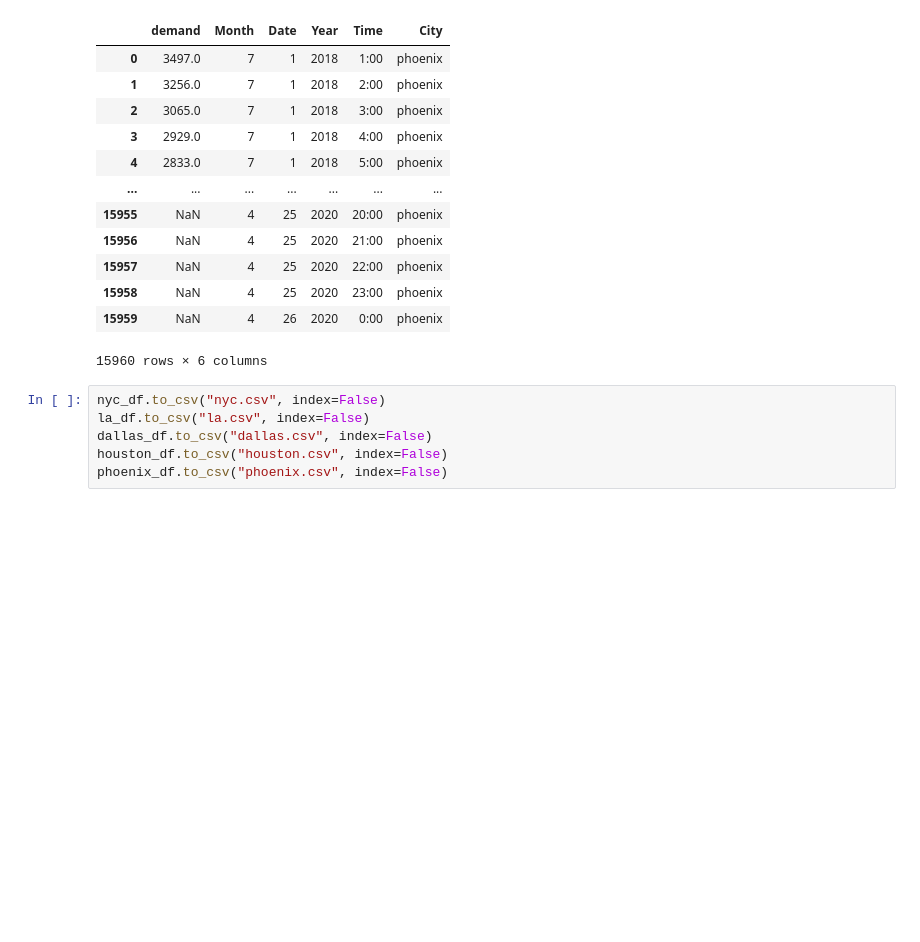
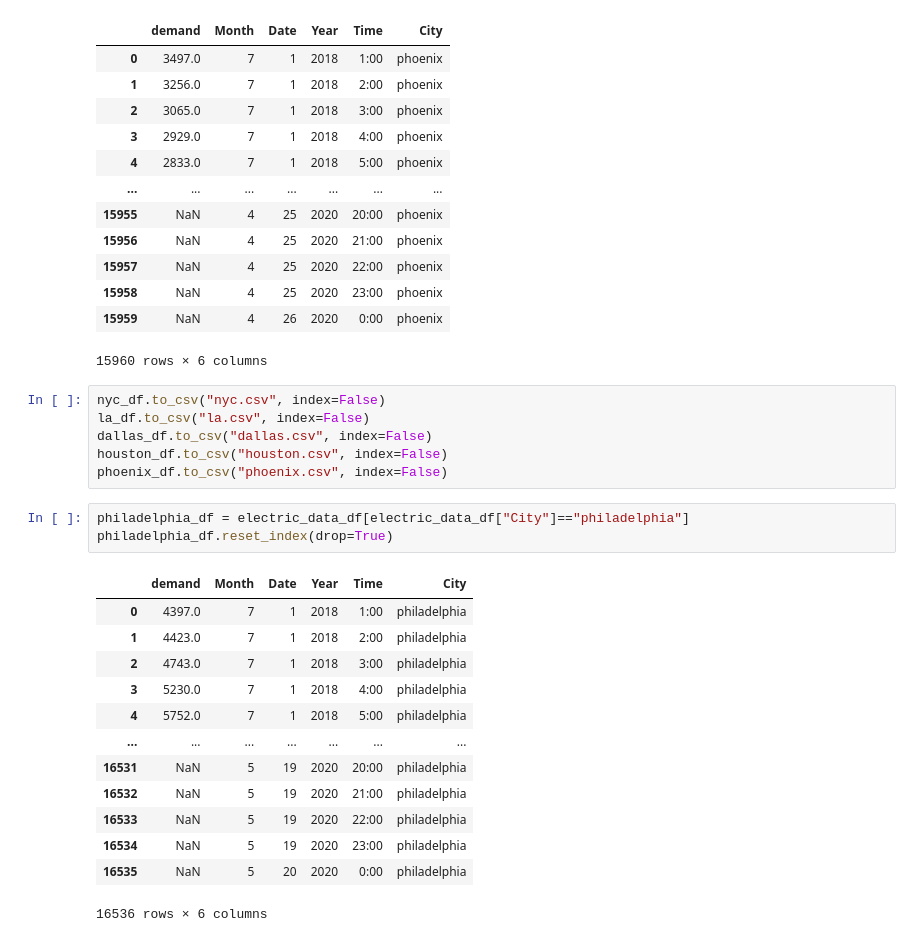
Before and after one commit to claytonmknight/Project3-Group5, a Jupyter notebook: Resources/ETL_code.ipynb, the cells around one changed output. Saved outputs shown, nothing was run; the diff lists cells and outputs as text; blank space fills up the shorter version.

```diff
--- a/Resources/ETL_code.ipynb
+++ b/Resources/ETL_code.ipynb
@@ -100,3 +107,20 @@ la_df.to_csv("la.csv", index=False)
 dallas_df.to_csv("dallas.csv", index=False)
 houston_df.to_csv("houston.csv", index=False)
 phoenix_df.to_csv("phoenix.csv", index=False)
+# %%
+philadelphia_df = electric_data_df[electric_data_df["City"]=="philadelphia"]
+philadelphia_df.reset_index(drop=True)
+# %% [output]
+|  | demand | Month | Date | Year | Time | City |
+| 0 | 4397.0 | 7 | 1 | 2018 | 1:00 | philadelphia |
+| 1 | 4423.0 | 7 | 1 | 2018 | 2:00 | philadelphia |
+| 2 | 4743.0 | 7 | 1 | 2018 | 3:00 | philadelphia |
+| 3 | 5230.0 | 7 | 1 | 2018 | 4:00 | philadelphia |
+| 4 | 5752.0 | 7 | 1 | 2018 | 5:00 | philadelphia |
+| ... | ... | ... | ... | ... | ... | ... |
+| 16531 | NaN | 5 | 19 | 2020 | 20:00 | philadelphia |
+| 16532 | NaN | 5 | 19 | 2020 | 21:00 | philadelphia |
+| 16533 | NaN | 5 | 19 | 2020 | 22:00 | philadelphia |
+| 16534 | NaN | 5 | 19 | 2020 | 23:00 | philadelphia |
+| 16535 | NaN | 5 | 20 | 2020 | 0:00 | philadelphia |
+16536 rows × 6 columns
```
Also changed, not shown: parts of 6 cells of this notebook, 5 other files.
